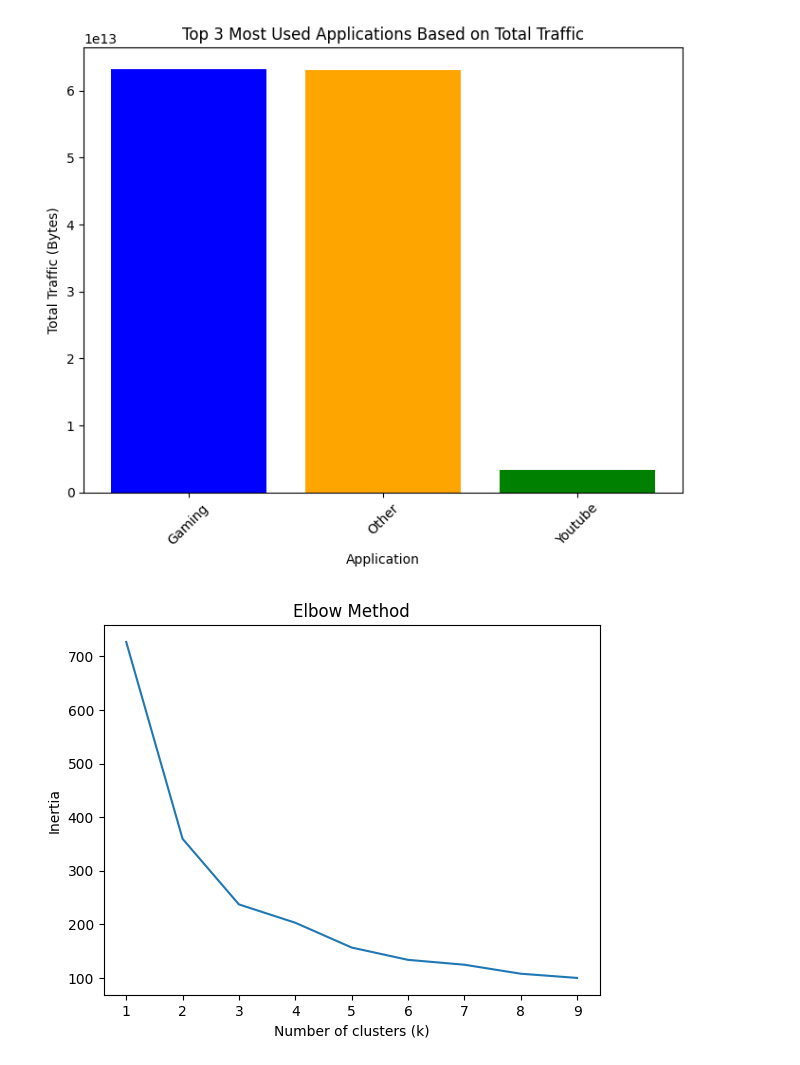
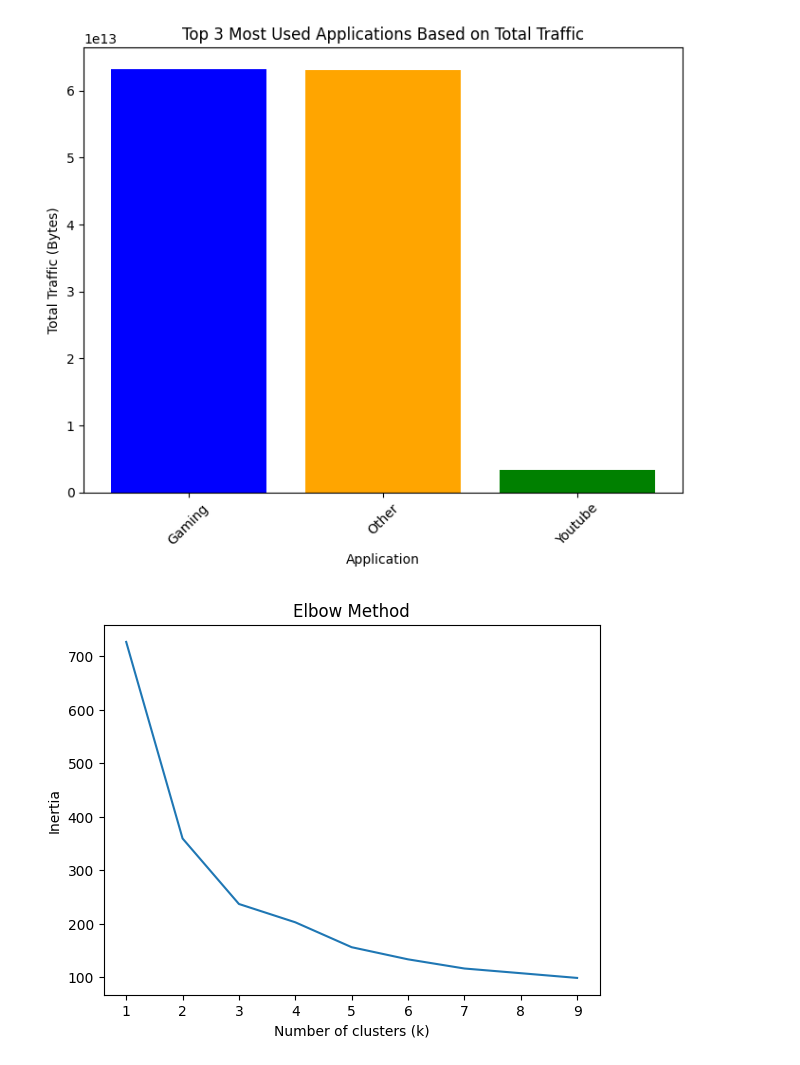
Before and after one commit to Tsebaot-Girma/TellCo-Telecom-Analysis, a Jupyter notebook: notebooks/user_engagement_analysis.ipynb, the cells around one changed output. Saved outputs shown, nothing was run; the diff lists cells and outputs as text; code cells hidden in the pictures.

```diff
--- a/notebooks/user_engagement_analysis.ipynb
+++ b/notebooks/user_engagement_analysis.ipynb
@@ -228,9 +223,9 @@ plot_top_3_applications(telecom_data)
 [figure]
 # %%
 # Elbow method for optimal k
-elbow_method(normalized_metrics)
+elbow_method(normalized_metrics[['normalized_frequency', 'normalized_duration', 'normalized_traffic']])
 # %% [output]
-[figure, old version]
+[figure, new version]
 # %%
 
 
```
Also changed, not shown: parts of 3 cells of this notebook.
